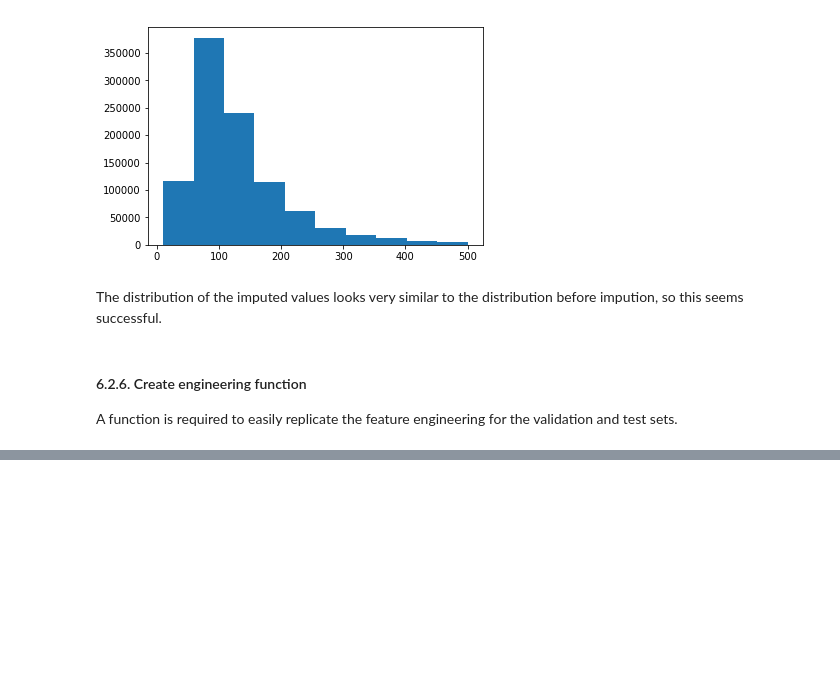
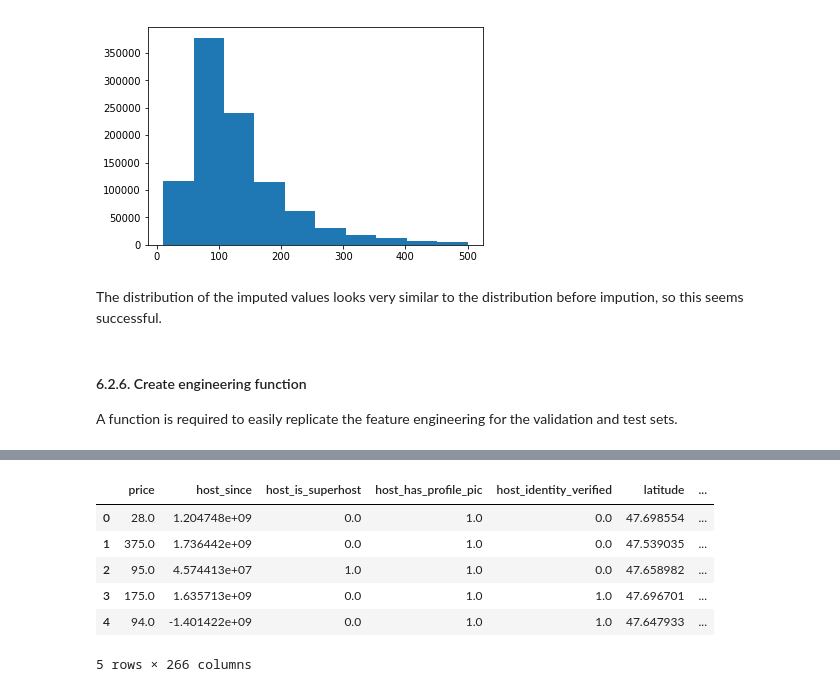
Before and after one commit to rebeccaebarnes/DSND-Project-4, a Jupyter notebook: seattle_airbnb_exploration.ipynb, the cells around one changed output, grey strips where cells are left out. Saved outputs shown, nothing was run; the diff lists cells and outputs as text; code cells hidden in the pictures; blank space fills up the shorter version.

```diff
--- a/seattle_airbnb_exploration.ipynb
+++ b/seattle_airbnb_exploration.ipynb
@@ -1703,9 +1703,6 @@ def feature_engineering(file, count_vector, mean_imputer, knn_imputer):
     # Create dataframe
     df = pd.read_csv(file, dtype=dtype,
                      date_parser=pd.to_datetime, parse_dates=["date"])
-
-    # Drop unnecessary columns
-    df.drop(['id', 'thumbnail_url', 'zipcode', 'host_id'], axis=1, inplace=True)
 
     ## Manage categorical columns
     cat_cols = ['host_response_time', 'neighbourhood_cleansed',
@@ -1778,6 +1775,20 @@ def feature_engineering(file, count_vector, mean_imputer, knn_imputer):
     # Create holiday columns
     for holiday in holidays:
         df[holiday[0]] = (holiday[-2] <= df["date"]) & (df["date"] < holiday[-1])
+
+    # Collect school holidays
+    winter_break = ['winter_break', '2016-12-19', '2017-01-02']
+    mid_winter_break = ['mid_winter_break', '2016-02-15', '2016-02-22']
+    spring_break = ['spring_break', '2016-04-11', '2016-04-18']
+    summer_break = ['summer_break', '2016-06-22', '2016-09-07']
+
+    school_hols = [winter_break, mid_winter_break, spring_break, summer_break]
+
+    # Create school holiday columns
+    for holiday in school_hols:
+        df[holiday[0]] = (holiday[1] <= df["date"]) & (df["date"] < holiday[2])
+
+    # Drop date column
     df.drop("date", axis=1, inplace=True)
 
     ## Extract text from names
@@ -1797,6 +1808,21 @@ def feature_engineering(file, count_vector, mean_imputer, knn_imputer):
     # Fill na with 0 for security deposit and cleaning fee
     df.loc[:, ['security_deposit', 'cleaning_fee']] = \
     df[['security_deposit', 'cleaning_fee']].fillna(0)
+
+    # Create dummy columns for missing ratings and price
+    missing_cols = ['review_scores_rating', 'review_scores_accuracy',
+               'review_scores_cleanliness', 'review_scores_checkin',
+               'review_scores_location', 'review_scores_value',
+               'review_scores_communication', 'price']
+
+    for col in missing_cols:
+        df[col + '_missing'] = df[col].isna()
+
+    # Create dummy column for missing picture
+    df['listing_has_picture'] = ~(df['thumbnail_url'].isna())
+
+    # Drop no longer necessary columns
+    df.drop(['id', 'thumbnail_url', 'zipcode', 'host_id'], axis=1, inplace=True)
 
     # Impute ratings
     ratings_cols = df.loc[:, "review_scores_rating":"review_scores_value"].columns
@@ -1822,0 +1854,14 @@ def feature_engineering(file, count_vector, mean_imputer, knn_imputer):
+# %%
+# Read in validation set
+X_valid_final = feature_engineering("data/X_valid.csv", count_vector,
+                                    mean_imputer, knn_imputer)
+# %%
+X_valid_final.head()
+# %% [output]
+|  | price | host_since | host_is_superhost | host_has_profile_pic | host_identity_verified | latitude | ... |
+| 0 | 28.0 | 1.204748e+09 | 0.0 | 1.0 | 0.0 | 47.698554 | ... |
+| 1 | 375.0 | 1.736442e+09 | 0.0 | 1.0 | 0.0 | 47.539035 | ... |
+| 2 | 95.0 | 4.574413e+07 | 1.0 | 1.0 | 0.0 | 47.658982 | ... |
+| 3 | 175.0 | 1.635713e+09 | 0.0 | 1.0 | 1.0 | 47.696701 | ... |
+| 4 | 94.0 | -1.401422e+09 | 0.0 | 1.0 | 1.0 | 47.647933 | ... |
+5 rows × 266 columns
```
Also changed, not shown: parts of 9 cells of this notebook.
